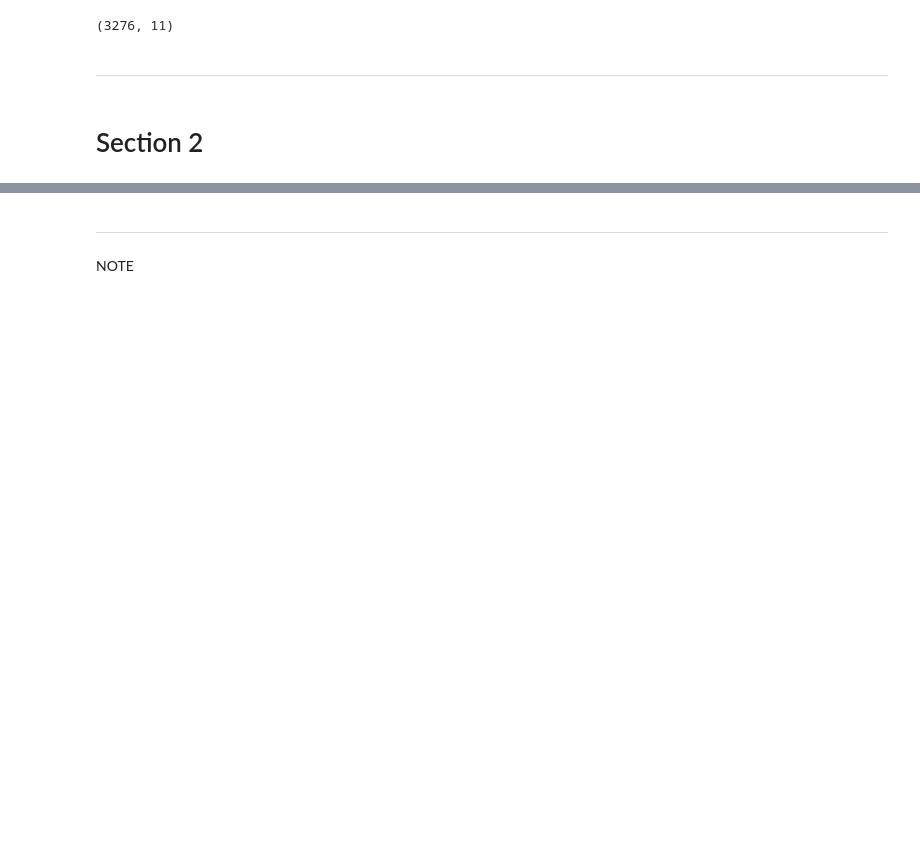
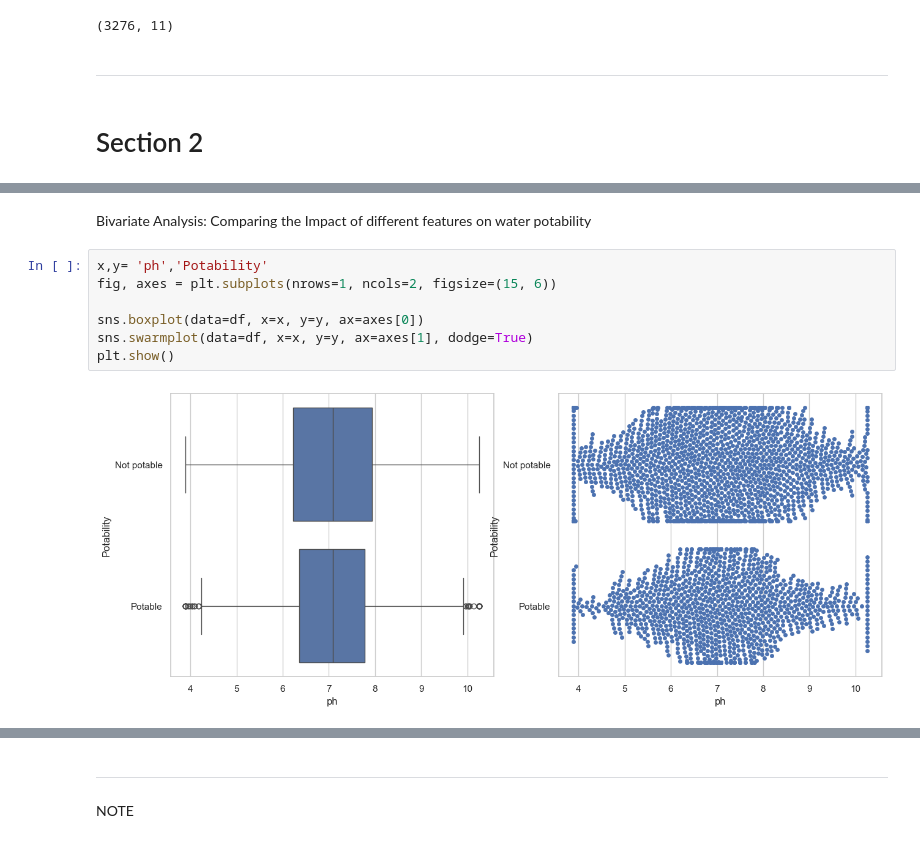
Before and after one commit to Lailah-Idrees/DA2_Assessment, a Jupyter notebook: jupyter_notebooks/Data_Visualisation.ipynb, the cells around one changed output, grey strips where cells are left out. Cells and saved outputs as stored; diff of their text form; blank space fills up the shorter version.

```diff
--- a/jupyter_notebooks/Data_Visualisation.ipynb
+++ b/jupyter_notebooks/Data_Visualisation.ipynb
@@ -94,0 +130,11 @@ Section 2 content
+# %% [markdown]
+Bivariate Analysis: Comparing the Impact of different features on water potability
+# %%
+x,y= 'ph','Potability'
+fig, axes = plt.subplots(nrows=1, ncols=2, figsize=(15, 6))
+
+sns.boxplot(data=df, x=x, y=y, ax=axes[0])
+sns.swarmplot(data=df, x=x, y=y, ax=axes[1], dodge=True)
+plt.show()
+# %% [output]
+[figure, added]
```
Also changed, not shown: parts of 6 cells of this notebook, 1 other file.
